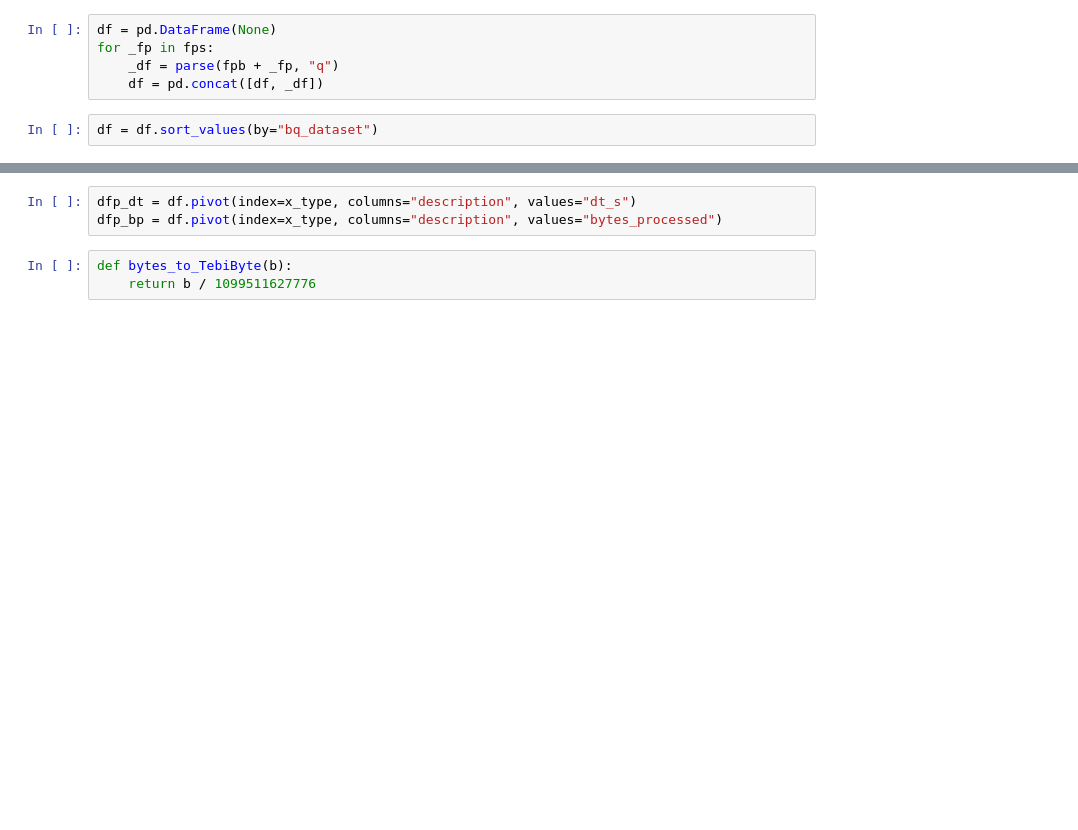
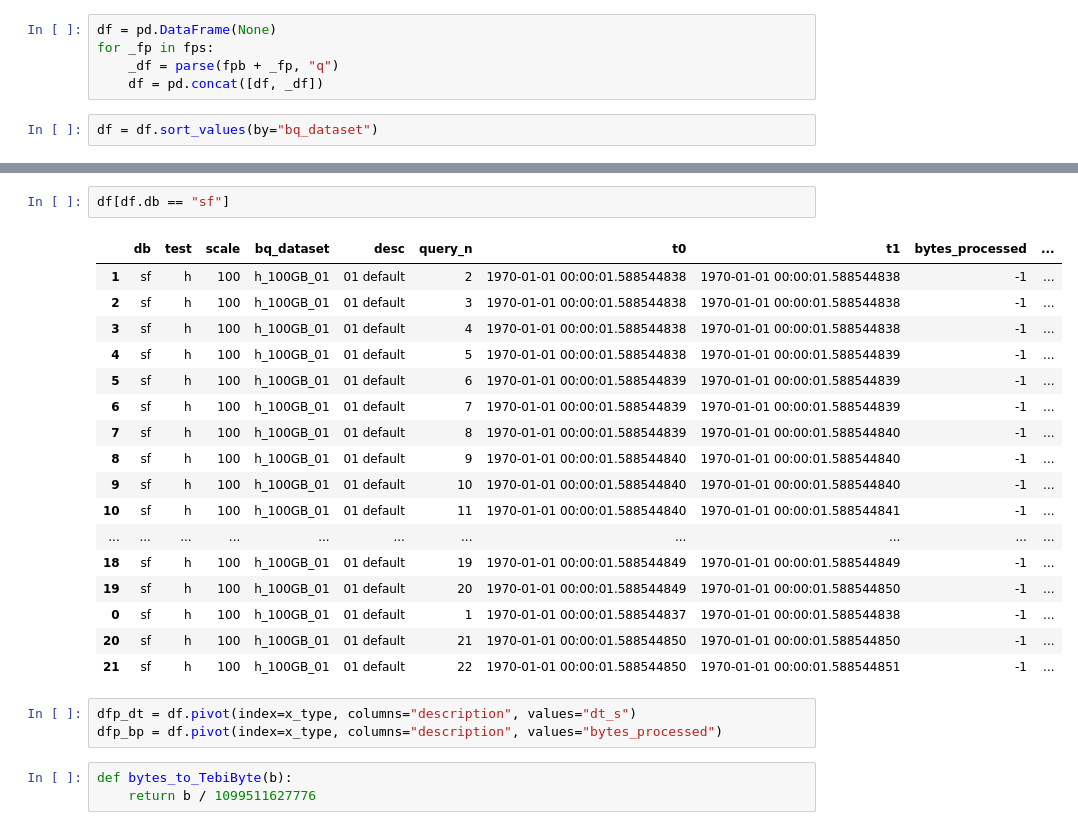
Before and after one commit to davidkhala/tpc_benchmark, a Jupyter notebook: NB XX Q&S Plots 01.ipynb, the cells around one changed output, grey strips where cells are left out. Saved outputs shown, nothing was run; the diff lists cells and outputs as text; blank space fills up the shorter version.

```diff
--- a/NB XX Q&S Plots 01.ipynb
+++ b/NB XX Q&S Plots 01.ipynb
@@ -64,3 +81,23 @@ df["description"] = df.desc
+# %%
+df[df.db == "sf"]
+# %% [output]
+|  | db | test | scale | bq_dataset | desc | query_n | t0 | t1 | bytes_processed | ... |
+| 1 | sf | h | 100 | h_100GB_01 | 01 default | 2 | 1970-01-01 00:00:01.588544838 | 1970-01-01 00:00:01.588544838 | -1 | ... |
+| 2 | sf | h | 100 | h_100GB_01 | 01 default | 3 | 1970-01-01 00:00:01.588544838 | 1970-01-01 00:00:01.588544838 | -1 | ... |
+| 3 | sf | h | 100 | h_100GB_01 | 01 default | 4 | 1970-01-01 00:00:01.588544838 | 1970-01-01 00:00:01.588544838 | -1 | ... |
+| 4 | sf | h | 100 | h_100GB_01 | 01 default | 5 | 1970-01-01 00:00:01.588544838 | 1970-01-01 00:00:01.588544839 | -1 | ... |
+| 5 | sf | h | 100 | h_100GB_01 | 01 default | 6 | 1970-01-01 00:00:01.588544839 | 1970-01-01 00:00:01.588544839 | -1 | ... |
+| 6 | sf | h | 100 | h_100GB_01 | 01 default | 7 | 1970-01-01 00:00:01.588544839 | 1970-01-01 00:00:01.588544839 | -1 | ... |
+| 7 | sf | h | 100 | h_100GB_01 | 01 default | 8 | 1970-01-01 00:00:01.588544839 | 1970-01-01 00:00:01.588544840 | -1 | ... |
+| 8 | sf | h | 100 | h_100GB_01 | 01 default | 9 | 1970-01-01 00:00:01.588544840 | 1970-01-01 00:00:01.588544840 | -1 | ... |
+| 9 | sf | h | 100 | h_100GB_01 | 01 default | 10 | 1970-01-01 00:00:01.588544840 | 1970-01-01 00:00:01.588544840 | -1 | ... |
+| 10 | sf | h | 100 | h_100GB_01 | 01 default | 11 | 1970-01-01 00:00:01.588544840 | 1970-01-01 00:00:01.588544841 | -1 | ... |
+| ... | ... | ... | ... | ... | ... | ... | ... | ... | ... | ... |
+| 18 | sf | h | 100 | h_100GB_01 | 01 default | 19 | 1970-01-01 00:00:01.588544849 | 1970-01-01 00:00:01.588544849 | -1 | ... |
+| 19 | sf | h | 100 | h_100GB_01 | 01 default | 20 | 1970-01-01 00:00:01.588544849 | 1970-01-01 00:00:01.588544850 | -1 | ... |
+| 0 | sf | h | 100 | h_100GB_01 | 01 default | 1 | 1970-01-01 00:00:01.588544837 | 1970-01-01 00:00:01.588544838 | -1 | ... |
+| 20 | sf | h | 100 | h_100GB_01 | 01 default | 21 | 1970-01-01 00:00:01.588544850 | 1970-01-01 00:00:01.588544850 | -1 | ... |
+| 21 | sf | h | 100 | h_100GB_01 | 01 default | 22 | 1970-01-01 00:00:01.588544850 | 1970-01-01 00:00:01.588544851 | -1 | ... |
 # %%
 dfp_dt = df.pivot(index=x_type, columns="description", values="dt_s")
 dfp_bp = df.pivot(index=x_type, columns="description", values="bytes_processed")
```
Also changed, not shown: parts of 10 cells of this notebook, 5 other files.
